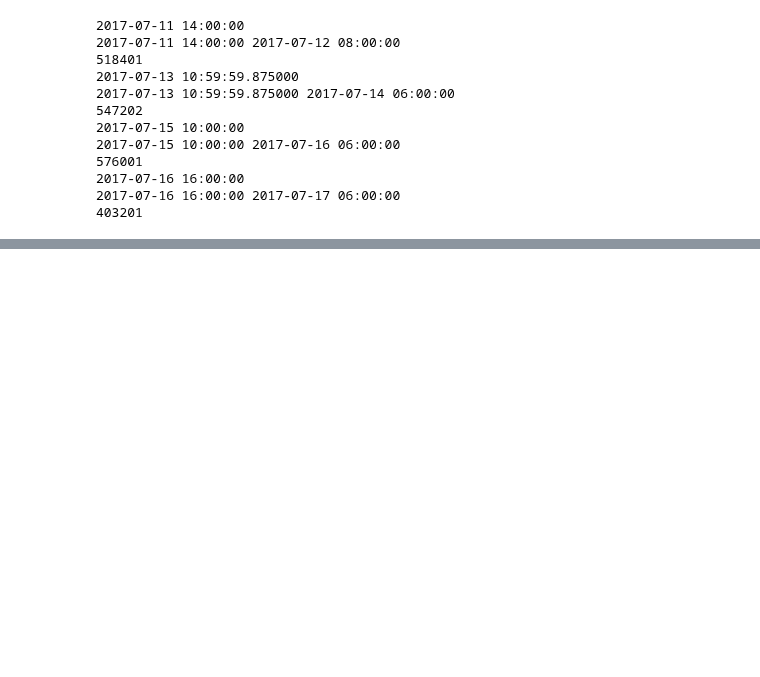
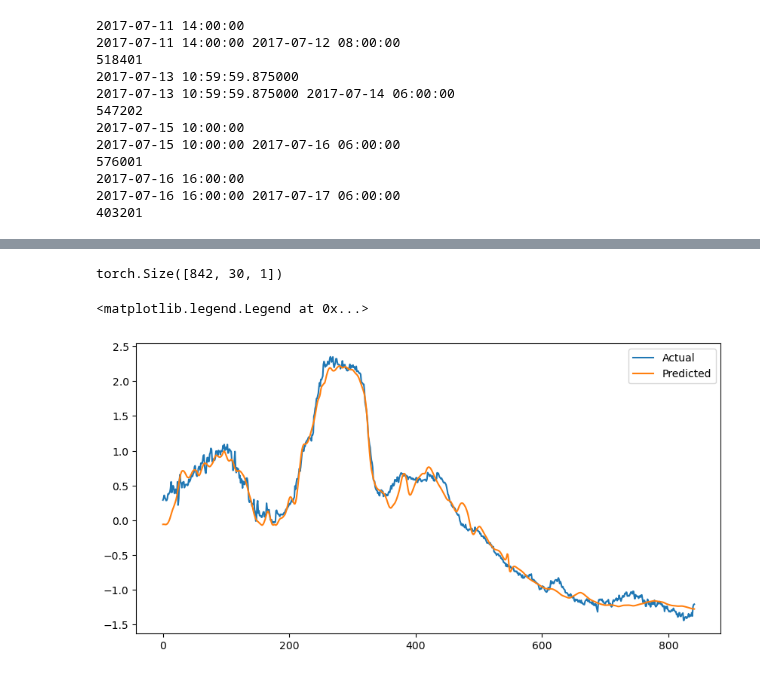
Before and after one commit to rzv09/smores_proj, a Jupyter notebook: src/many_to_many_lstm.ipynb, the cells around one changed output, grey strips where cells are left out. Cells and saved outputs as stored; diff of their text form; code cells hidden in the pictures; blank space fills up the shorter version.

```diff
--- a/src/many_to_many_lstm.ipynb
+++ b/src/many_to_many_lstm.ipynb
@@ -117,7 +117,7 @@ def create_sequences(data, seq_length):
         np.ndarray: Array of input sequences.
         np.ndarray: Array of target sequences (half the length of input sequences).
     """
-    target_length = seq_length // 2  # Target is half the size of the training sequence
+    target_length = seq_length // 3  # Target is half the size of the training sequence
 
     if len(data) < seq_length + target_length:
         raise ValueError("Data length must be at least seq_length + target_length.")
@@ -242,28 +242,28 @@ class LSTMModel(nn.Module):
 
         out, _ = self.lstm(x, (h0, c0))
         # out = self.do(out)
-        out = self.fc(out[:, :30, :])  # Take the last time step output
+        out = self.fc(out[:, -30:, :])  # Take the last 30 time step output
         return out
 
 # Model parameters
 input_dim = 1
-hidden_dim = 128
+hidden_dim = 256
 num_layers = 3
 output_dim = 1
 
 # Instantiate model
 model1 = LSTMModel(input_dim, hidden_dim, num_layers, output_dim)
-model1 = model1.to("cpu")  # Use "cuda" if you have a GPU
+model1 = model1.to("cuda")  # Use "cuda" if you have a GPU
 
 model2 = LSTMModel(input_dim, hidden_dim, num_layers, output_dim)
-model2 = model2.to("cpu")  # Use "cuda" if you have a GPU
+model2 = model2.to("cuda")  # Use "cuda" if you have a GPU
 
 model3 = LSTMModel(input_dim, hidden_dim, num_layers, output_dim)
-model3 = model3.to("cpu")  # Use "cuda" if you have a GPU
+model3 = model3.to("cuda")  # Use "cuda" if you have a GPU
 
 criterion1 = nn.SmoothL1Loss()
-optimizer1 = optim.Adam(model1.parameters(), lr=0.0001)
-scheduler = torch.optim.lr_scheduler.StepLR(optimizer1, step_size=10, gamma=0.8)
+optimizer1 = optim.Adam(model1.parameters(), lr=1e-4)
+# scheduler = torch.optim.lr_scheduler.StepLR(optimizer1, step_size=10, gamma=0.8)
 
 criterion2 = nn.SmoothL1Loss()
 optimizer2 = optim.Adam(model2.parameters(), lr=0.0001)
@@ -281,6 +281,7 @@ for epoch in range(num_epochs):
     optimizer1.zero_grad()
     y_pred = model1(train_seq_tensor1)
     # print(y_pred.shape)
+    # print(train_label_tensor1.shape)
 
     loss = criterion1(y_pred, train_label_tensor1)
     loss.backward()
@@ -289,12 +290,12 @@ for epoch in range(num_epochs):
     train_losses.append(loss.item())
 
     # Validation
-    model1.eval()
-    with torch.no_grad():
-        y_val = model1(val_seq_tensor1)
-        val_loss = criterion1(y_val, val_label_tensor1)
-        val_losses.append(val_loss.item())
+    # model1.eval()
+    # with torch.no_grad():
+    #     y_val = model1(val_seq_tensor1)
+    #     val_loss = criterion1(y_val, val_label_tensor1)
+    #     val_losses.append(val_loss.item())
 
     if epoch % 10 == 0:
-        print(f'Epoch {epoch}, Train Loss: {loss.item()}, Val Loss: {val_loss.item()}')
+        print(f'Epoch {epoch}, Train Loss: {loss.item()}')
 # %% [output]
@@ -318,3 +319,20 @@ Epoch 790, Train Loss: 0.11094161123037338, Val Loss: 0.9135178327560425
+# %%
+train_label_tensor1.shape
+# %% [output]
+torch.Size([842, 30, 1])
+# %%
+model1.eval()
+with torch.no_grad():
+    y_pred_test = model1(train_seq_tensor1)
+
+# Plot test predictions
+plt.figure(figsize=(10, 5))
+plt.plot(train_label_tensor1[:, 1,:].cpu().numpy(), label="Actual")
+plt.plot(y_pred_test[:, 1, :].cpu().numpy(), label="Predicted")
+plt.legend()
+# %% [output]
+<matplotlib.legend.Legend at 0x...>
+[figure, added]
 # %%
 # Train model 2
 num_epochs = 800
```
Also changed, not shown: parts of 25 cells of this notebook, 2 other files.
